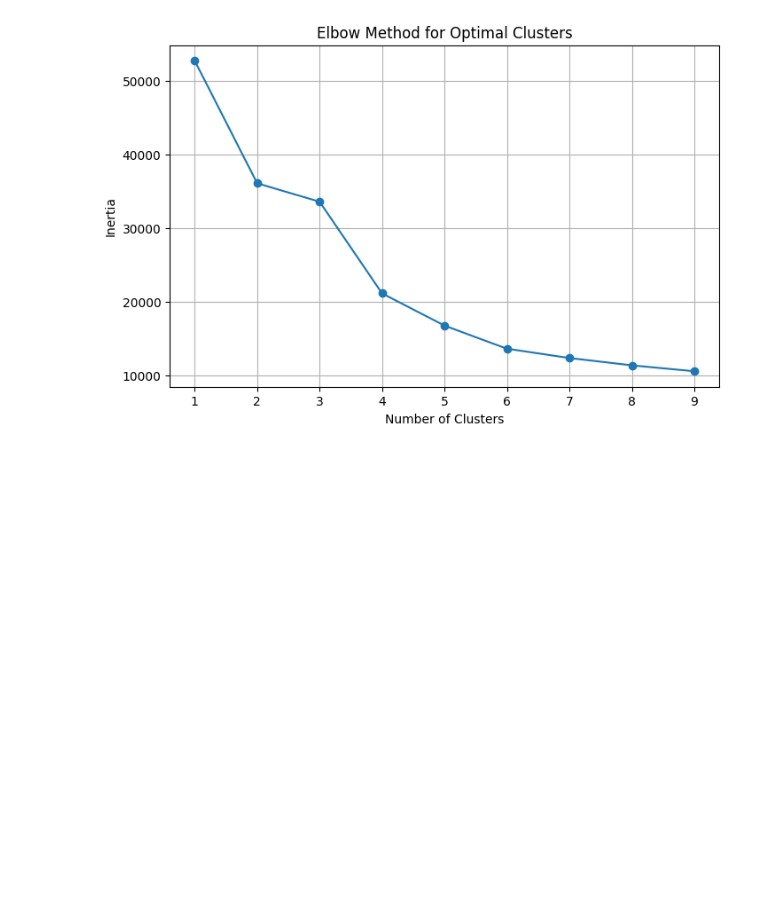
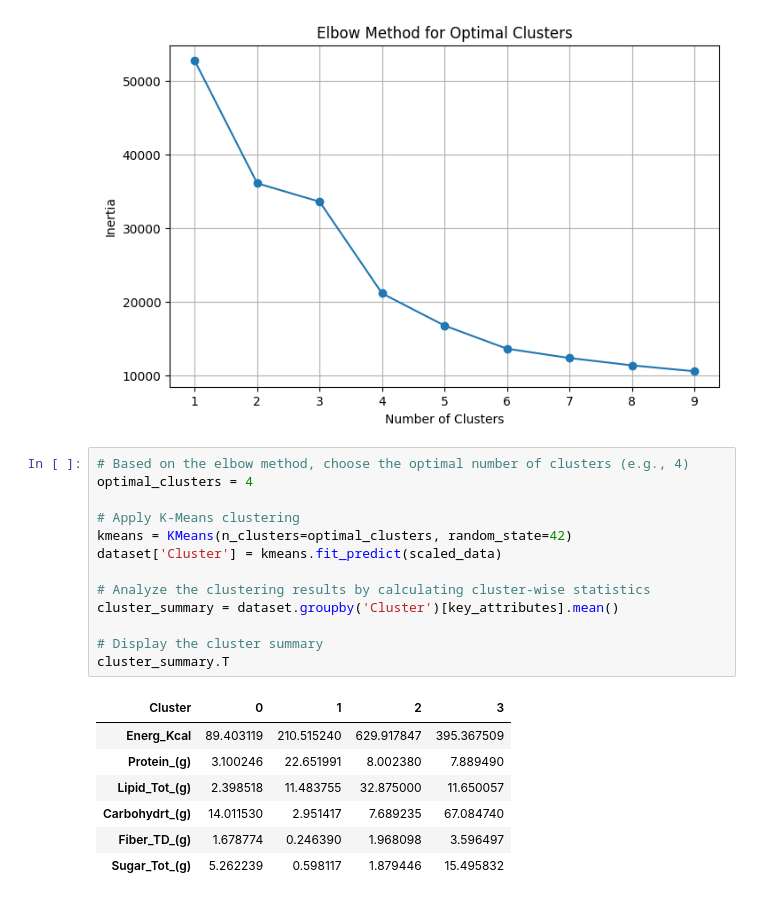
Before and after one commit to ChamaraProgForDataAnal/Programming-for-Data-Analysis, a Jupyter notebook: Data_Analytics_&_Visualisation.ipynb, the cells around one changed output. Cells and saved outputs as stored; diff of their text form; blank space fills up the shorter version.

```diff
--- a/Data_Analytics_&_Visualisation.ipynb
+++ b/Data_Analytics_&_Visualisation.ipynb
@@ -270,3 +315,24 @@ plt.grid()
 plt.show()
 # %% [output]
 [figure]
+# %%
+# Based on the elbow method, choose the optimal number of clusters (e.g., 4)
+optimal_clusters = 4
+
+# Apply K-Means clustering
+kmeans = KMeans(n_clusters=optimal_clusters, random_state=42)
+dataset['Cluster'] = kmeans.fit_predict(scaled_data)
+
+# Analyze the clustering results by calculating cluster-wise statistics
+cluster_summary = dataset.groupby('Cluster')[key_attributes].mean()
+
+# Display the cluster summary
+cluster_summary.T
+# %% [output]
+| Cluster | 0 | 1 | 2 | 3 |
+| Energ_Kcal | 89.403119 | 210.515240 | 629.917847 | 395.367509 |
+| Protein_(g) | 3.100246 | 22.651991 | 8.002380 | 7.889490 |
+| Lipid_Tot_(g) | 2.398518 | 11.483755 | 32.875000 | 11.650057 |
+| Carbohydrt_(g) | 14.011530 | 2.951417 | 7.689235 | 67.084740 |
+| Fiber_TD_(g) | 1.678774 | 0.246390 | 1.968098 | 3.596497 |
+| Sugar_Tot_(g) | 5.262239 | 0.598117 | 1.879446 | 15.495832 |
```
Also changed, not shown: parts of 13 cells of this notebook.
